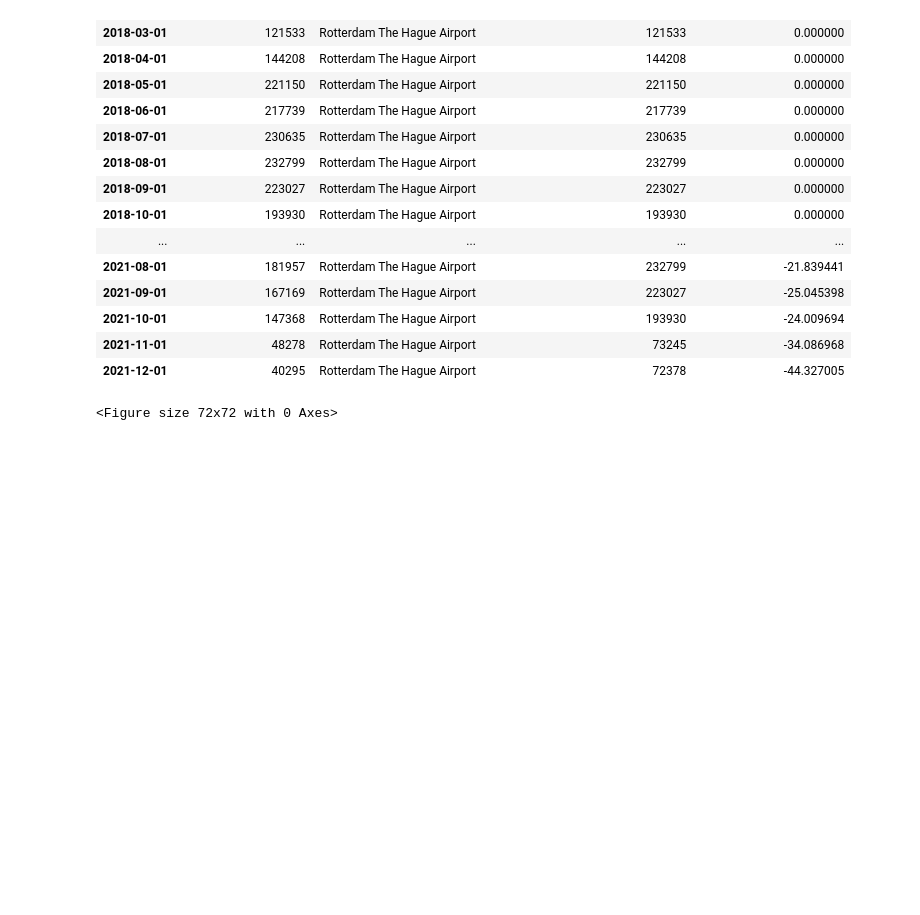
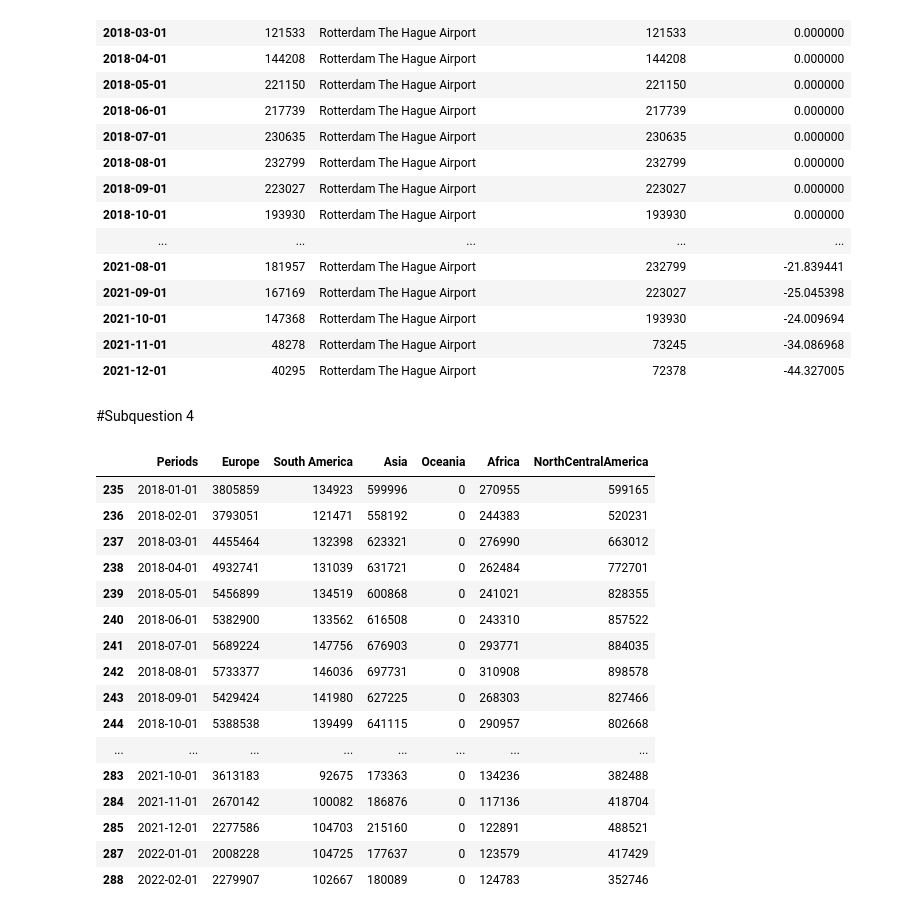
Before and after one commit to ChajaSchwab/Project-TIL6022-Group-21, a Jupyter notebook: Group21 TIL6022 v2.ipynb, the cells around one changed output. Cells and saved outputs as stored; diff of their text form; code cells hidden in the pictures; blank space fills up the shorter version.

Commit message:
dataframe percentage per continent

```diff
--- a/Group21 TIL6022 v2.ipynb
+++ b/Group21 TIL6022 v2.ipynb
@@ -481,10 +481,56 @@ at_df_rotterdam.head(48)
 
 
 fig = px.line(at_df_complete, y='Percentage incline/decline',
-              color='Airports', title='Amount of air traffic passengers')
+              color='Airports', title='Amount of air traffic passengers', width=2000, height=1000)
 
 
 
 fig.show()
-# %% [output]
-<Figure size 72x72 with 0 Axes>
+# %% [markdown]
+#Subquestion 4
+# %%
+#CREATE CORRECT DATAFRAME
+
+q4_at_total = at_df_timespan[at_df_timespan['Airports'] == 'Total Dutch airports']
+q4_at_total = q4_at_total[['Periods',
+'Commercial air traffic/Passengers/Country of origin/destination/Europe/Europe total (number)',
+#'Commercial air traffic/Passengers/Country of origin/destination/Intercontinental/America/America (number)',
+'Commercial air traffic/Passengers/Country of origin/destination/Intercontinental/America/North America (number)',
+'Commercial air traffic/Passengers/Country of origin/destination/Intercontinental/America/Central America (number)',
+'Commercial air traffic/Passengers/Country of origin/destination/Intercontinental/America/South America (number)',
+'Commercial air traffic/Passengers/Country of origin/destination/Intercontinental/Asia/Asia (number)',
+'Commercial air traffic/Passengers/Country of origin/destination/Intercontinental/Oceania (number)',
+'Commercial air traffic/Passengers/Country of origin/destination/Intercontinental/Africa/Africa (number)']]
+
+q4_at_total = q4_at_total.rename(columns={'Commercial air traffic/Passengers/Country of origin/destination/Europe/Europe total (number)': 'Europe',
+#'Commercial air traffic/Passengers/Country of origin/destination/Intercontinental/America/America (number)': 'America',
+'Commercial air traffic/Passengers/Country of origin/destination/Intercontinental/America/North America (number)' : 'North America',
+'Commercial air traffic/Passengers/Country of origin/destination/Intercontinental/America/Central America (number)' : 'Central America',
+'Commercial air traffic/Passengers/Country of origin/destination/Intercontinental/America/South America (number)' : 'South America',
+'Commercial air traffic/Passengers/Country of origin/destination/Intercontinental/Asia/Asia (number)': 'Asia',
+'Commercial air traffic/Passengers/Country of origin/destination/Intercontinental/Oceania (number)': 'Oceania',
+'Commercial air traffic/Passengers/Country of origin/destination/Intercontinental/Africa/Africa (number)' : 'Africa'  })
+
+q4_at_total['NorthCentralAmerica'] = q4_at_total['North America'] + q4_at_total['Central America']
+del q4_at_total['North America']
+del q4_at_total['Central America']
+
+#q4_at_total.head(50)
+# %% [output]
+|  | Periods | Europe | South America | Asia | Oceania | Africa | NorthCentralAmerica |
+| 235 | 2018-01-01 | 3805859 | 134923 | 599996 | 0 | 270955 | 599165 |
+| 236 | 2018-02-01 | 3793051 | 121471 | 558192 | 0 | 244383 | 520231 |
+| 237 | 2018-03-01 | 4455464 | 132398 | 623321 | 0 | 276990 | 663012 |
+| 238 | 2018-04-01 | 4932741 | 131039 | 631721 | 0 | 262484 | 772701 |
+| 239 | 2018-05-01 | 5456899 | 134519 | 600868 | 0 | 241021 | 828355 |
+| 240 | 2018-06-01 | 5382900 | 133562 | 616508 | 0 | 243310 | 857522 |
+| 241 | 2018-07-01 | 5689224 | 147756 | 676903 | 0 | 293771 | 884035 |
+| 242 | 2018-08-01 | 5733377 | 146036 | 697731 | 0 | 310908 | 898578 |
+| 243 | 2018-09-01 | 5429424 | 141980 | 627225 | 0 | 268303 | 827466 |
+| 244 | 2018-10-01 | 5388538 | 139499 | 641115 | 0 | 290957 | 802668 |
+| ... | ... | ... | ... | ... | ... | ... | ... |
+| 283 | 2021-10-01 | 3613183 | 92675 | 173363 | 0 | 134236 | 382488 |
+| 284 | 2021-11-01 | 2670142 | 100082 | 186876 | 0 | 117136 | 418704 |
+| 285 | 2021-12-01 | 2277586 | 104703 | 215160 | 0 | 122891 | 488521 |
+| 287 | 2022-01-01 | 2008228 | 104725 | 177637 | 0 | 123579 | 417429 |
+| 288 | 2022-02-01 | 2279907 | 102667 | 180089 | 0 | 124783 | 352746 |
```
Also changed, not shown: parts of 2 cells of this notebook.
